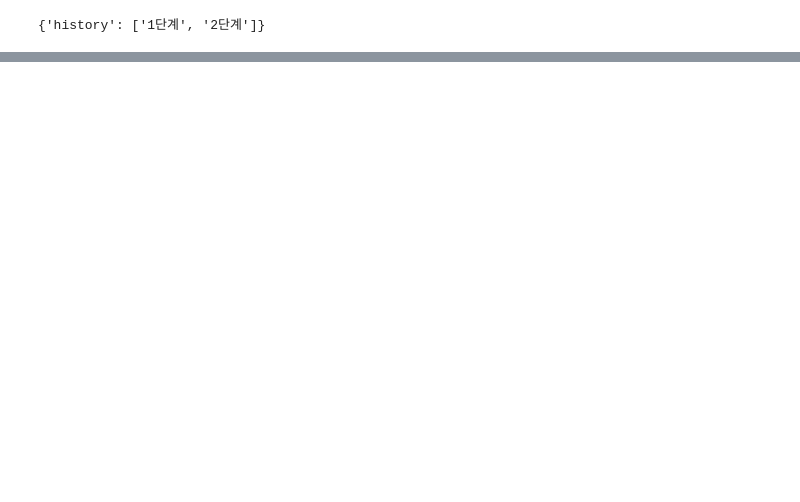
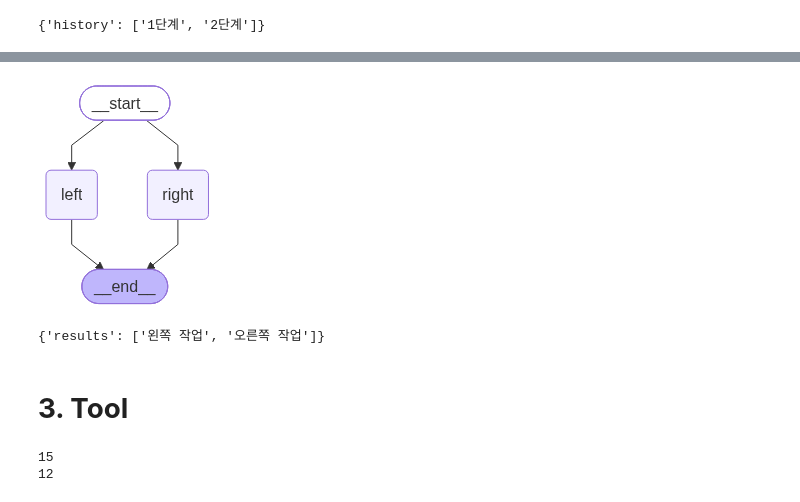
Before and after one commit to kjalh/14_Agent, a Jupyter notebook: 01_AI_Agent.ipynb, the cells around one changed output, grey strips where cells are left out. Drawn from its saved outputs; the diff is of its cells as text; code cells hidden in the pictures; blank space fills up the shorter version.

```diff
--- a/01_AI_Agent.ipynb
+++ b/01_AI_Agent.ipynb
@@ -179,0 +238,27 @@ print(history_graph.invoke({"history": []}))
+# %%
+class MultiState(TypedDict):
+    results: Annotated[list[str], operator.add]
+
+def left_task(state: MultiState):
+    return {"results": ["왼쪽 작업"]}
+
+def right_task(state: MultiState):
+    return {"results": ["오른쪽 작업"]}
+# %%
+multi_builder = StateGraph(MultiState)
+multi_builder.add_node("left", left_task)
+multi_builder.add_node("right", right_task)
+multi_builder.add_edge(START, "left")
+multi_builder.add_edge(START, "right")
+multi_builder.add_edge("left", END)
+multi_builder.add_edge("right", END)
+multi_graph = multi_builder.compile()
+multi_graph
+# %% [output]
+[figure, added]
+# %%
+print(multi_graph.invoke({"results":[]}))
+# %% [output]
+{'results': ['왼쪽 작업', '오른쪽 작업']}
+# %% [markdown]
+# **3. Tool**
@@ -179,0 +277,6 @@ print(history_graph.invoke({"history": []}))
+# %%
+print(add_numbers.invoke(({"a": 10, "b": 5})))
+print(multiply_numbers.invoke(({"a": 3, "b": 4})))
+# %% [output]
+15
+12
```
Also changed, not shown: parts of 15 cells of this notebook, 2 other files.
